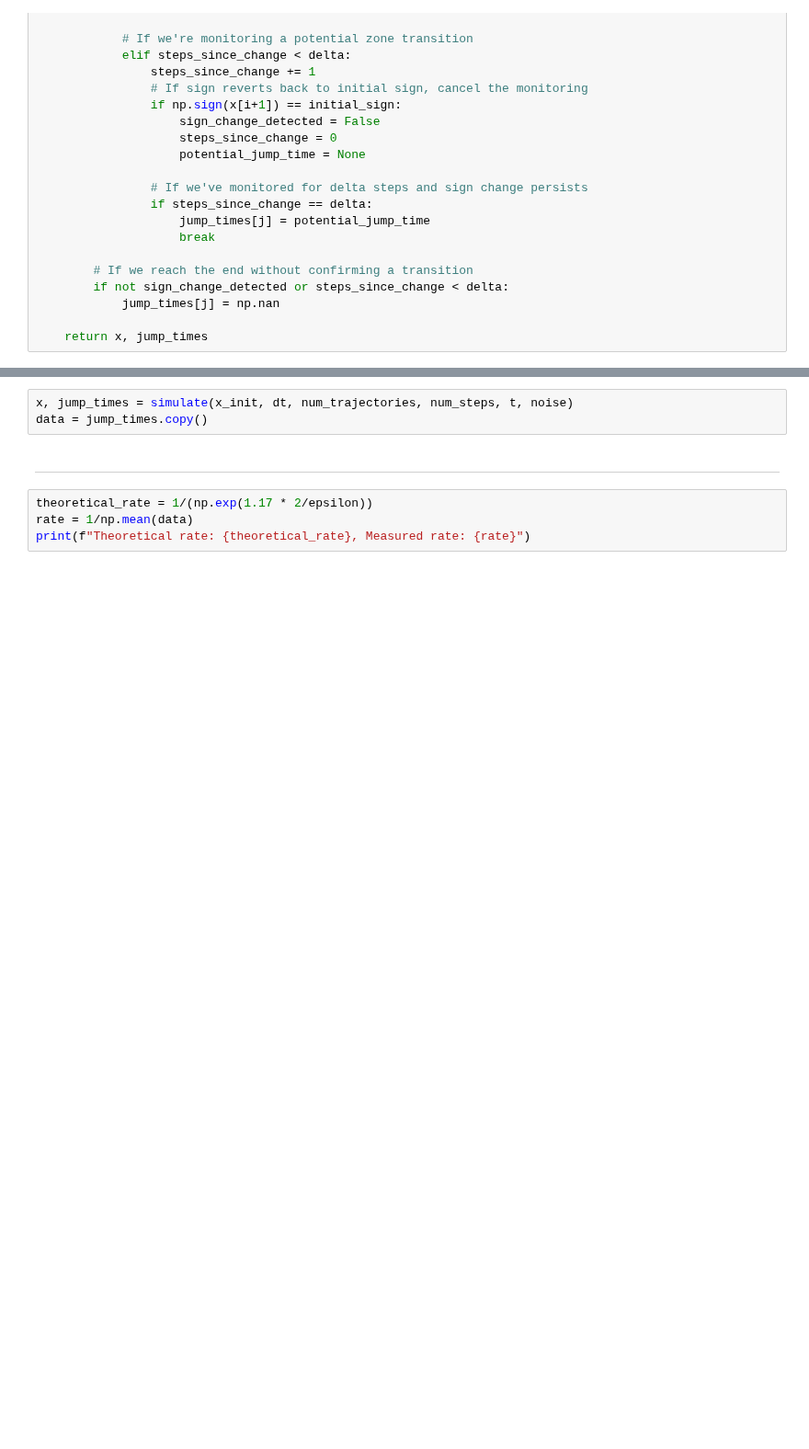
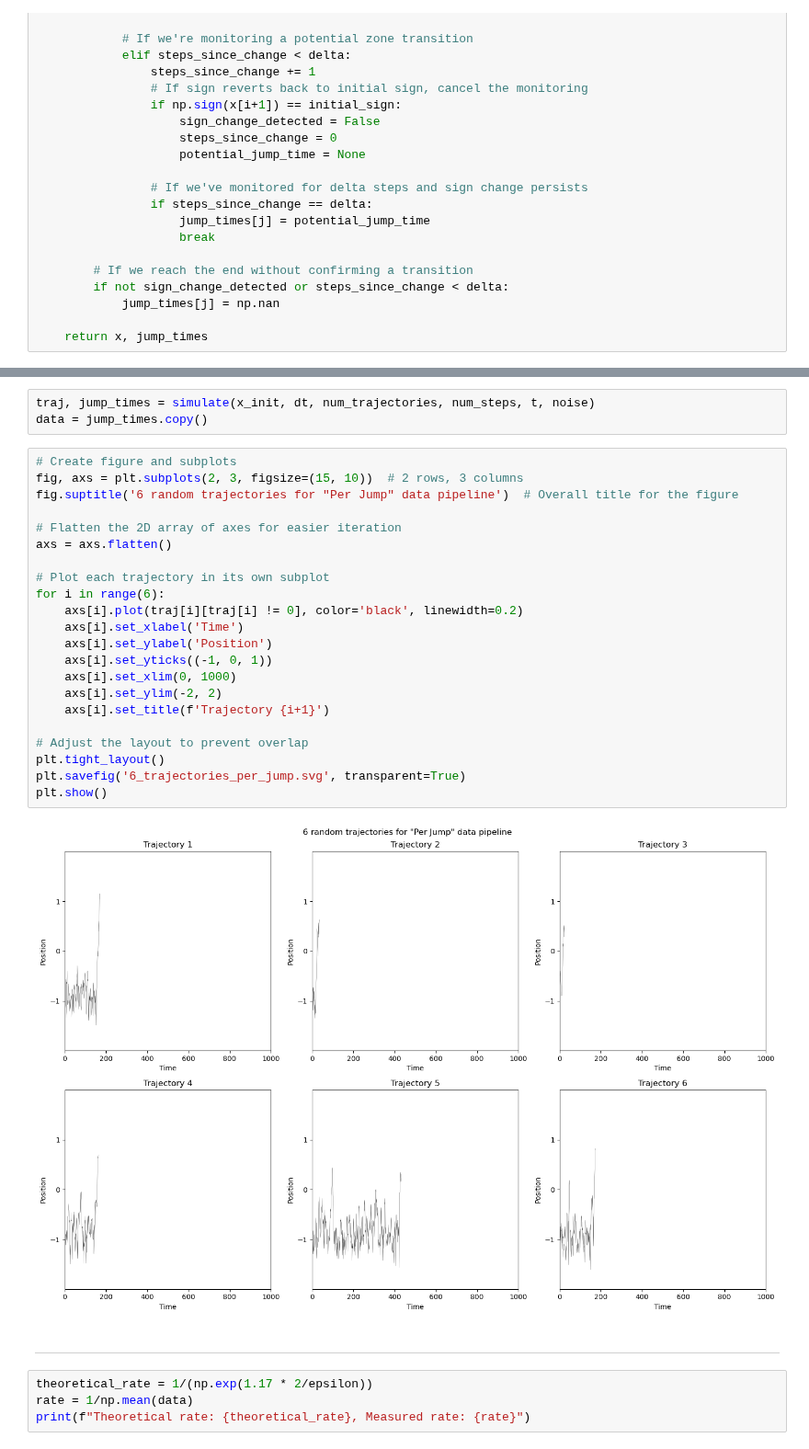
Before and after one commit to abhirao-03/stochastic-resonance, a Jupyter notebook: results/distribution_tester.ipynb, the cells around one changed output, grey strips where cells are left out. Shown at 92% size. Drawn from its saved outputs; the diff is of its cells as text; blank space fills up the shorter version.

Commit message:
more figures

```diff
--- a/results/distribution_tester.ipynb
+++ b/results/distribution_tester.ipynb
@@ -81,6 +134,30 @@ def simulate(x_init, dt, num_trajectories, num_steps, time_vec, noise, delta=6):
 # %%
-x, jump_times = simulate(x_init, dt, num_trajectories, num_steps, t, noise)
+traj, jump_times = simulate(x_init, dt, num_trajectories, num_steps, t, noise)
 data = jump_times.copy()
+# %%
+# Create figure and subplots
+fig, axs = plt.subplots(2, 3, figsize=(15, 10))  # 2 rows, 3 columns
+fig.suptitle('6 random trajectories for "Per Jump" data pipeline')  # Overall title for the figure
+
+# Flatten the 2D array of axes for easier iteration
+axs = axs.flatten()
+
+# Plot each trajectory in its own subplot
+for i in range(6):
+    axs[i].plot(traj[i][traj[i] != 0], color='black', linewidth=0.2)
+    axs[i].set_xlabel('Time')
+    axs[i].set_ylabel('Position')
+    axs[i].set_yticks((-1, 0, 1))
+    axs[i].set_xlim(0, 1000)
+    axs[i].set_ylim(-2, 2)
+    axs[i].set_title(f'Trajectory {i+1}')
+
+# Adjust the layout to prevent overlap
+plt.tight_layout()
+plt.savefig('6_trajectories_per_jump.svg', transparent=True)
+plt.show()
+# %% [output]
+[figure, added]
 # %% [markdown]
 ---
 # %%
```
Also changed, not shown: parts of 3 cells of this notebook, 2 other files.
